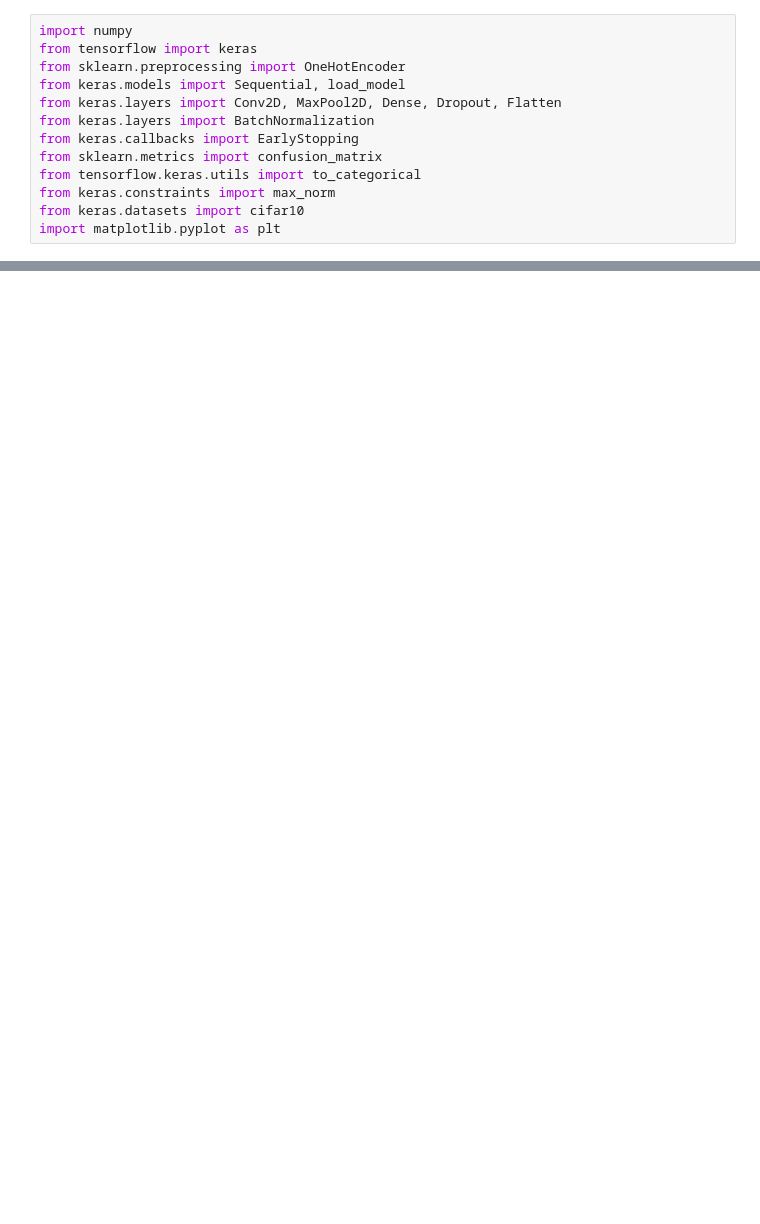
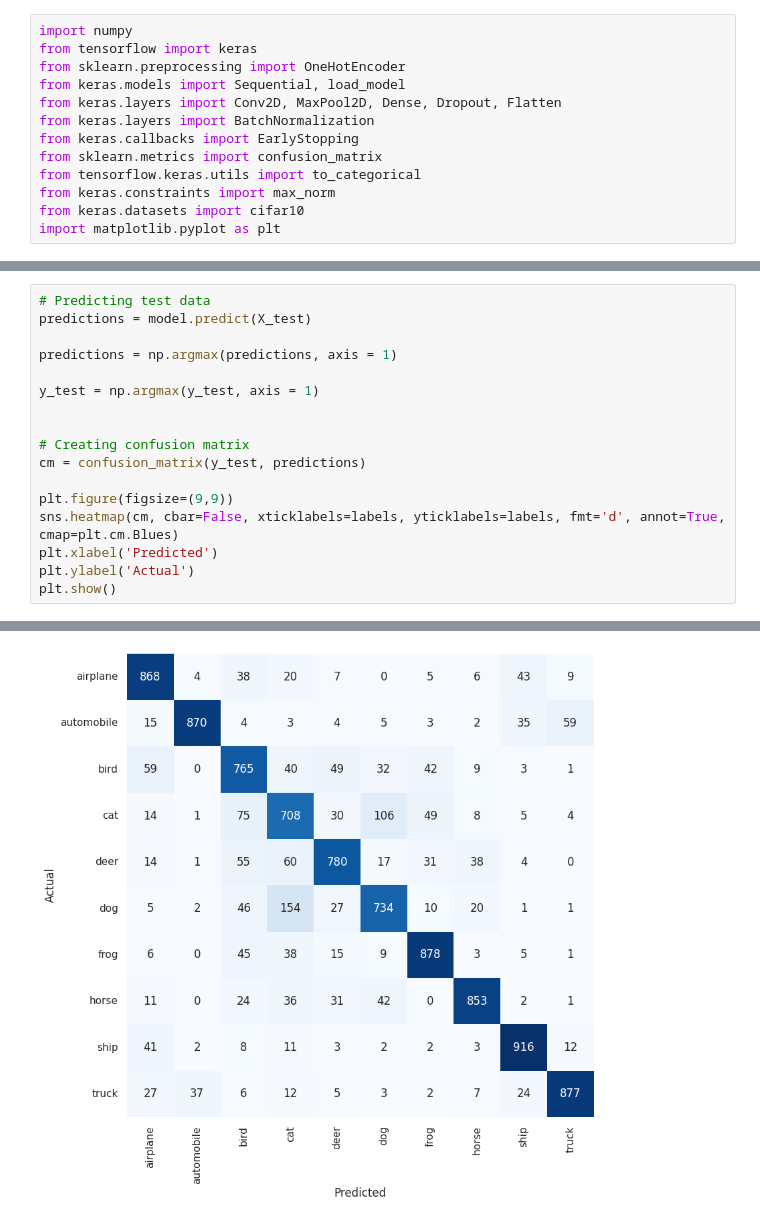
Before and after one commit to EhsanDrn2207/Deep-Learning-, a Jupyter notebook: ImageClassification.ipynb, the cells around one changed output, grey strips where cells are left out. Drawn from its saved outputs; the diff is of its cells as text; blank space fills up the shorter version.

```diff
--- a/ImageClassification.ipynb
+++ b/ImageClassification.ipynb
@@ -40,0 +246,18 @@ Downloading data from https://www.cs.toronto.edu/~kriz/cifar-10-python.tar.gz
+# %%
+# Predicting test data
+predictions = model.predict(X_test)
+
+predictions = np.argmax(predictions, axis = 1)
+
+y_test = np.argmax(y_test, axis = 1)
+
+
+# Creating confusion matrix
+cm = confusion_matrix(y_test, predictions)
+
+plt.figure(figsize=(9,9))
+sns.heatmap(cm, cbar=False, xticklabels=labels, yticklabels=labels, fmt='d', annot=True, cmap=plt.cm.Blues)
+plt.xlabel('Predicted')
+plt.ylabel('Actual')
+plt.show()
+# %% [output]
@@ -40,0 +265 @@ Downloading data from https://www.cs.toronto.edu/~kriz/cifar-10-python.tar.gz
+[figure, added]
```
Also changed, not shown: parts of 31 cells of this notebook.
